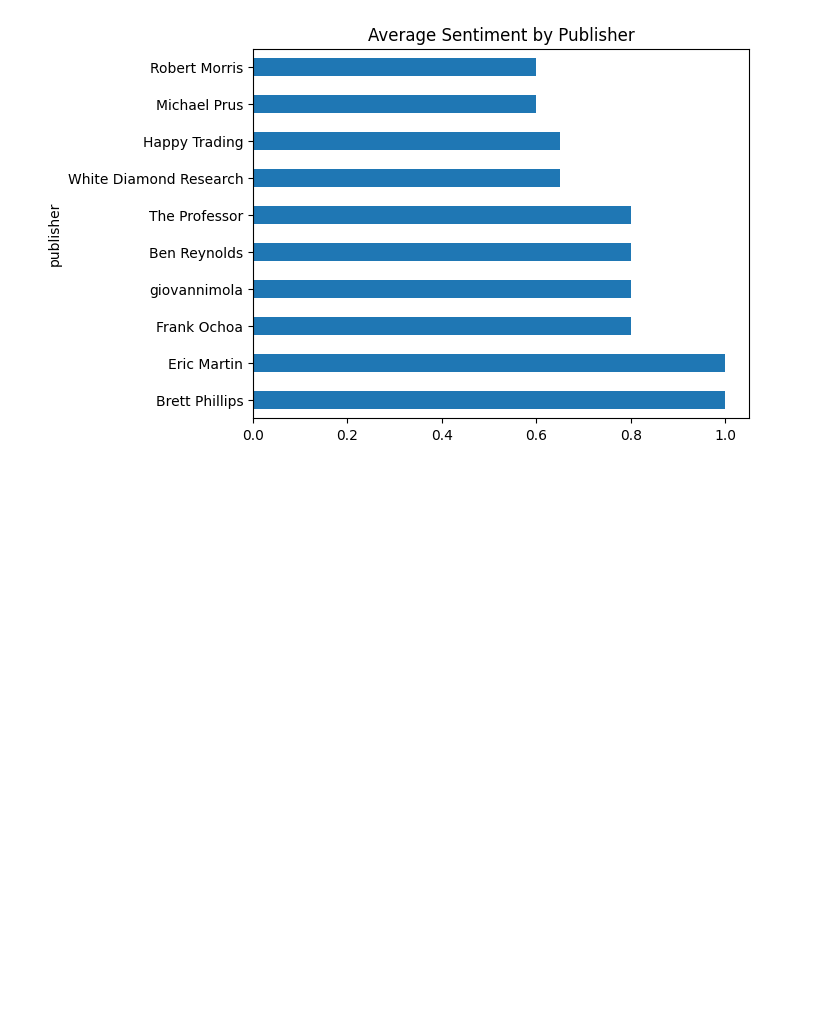
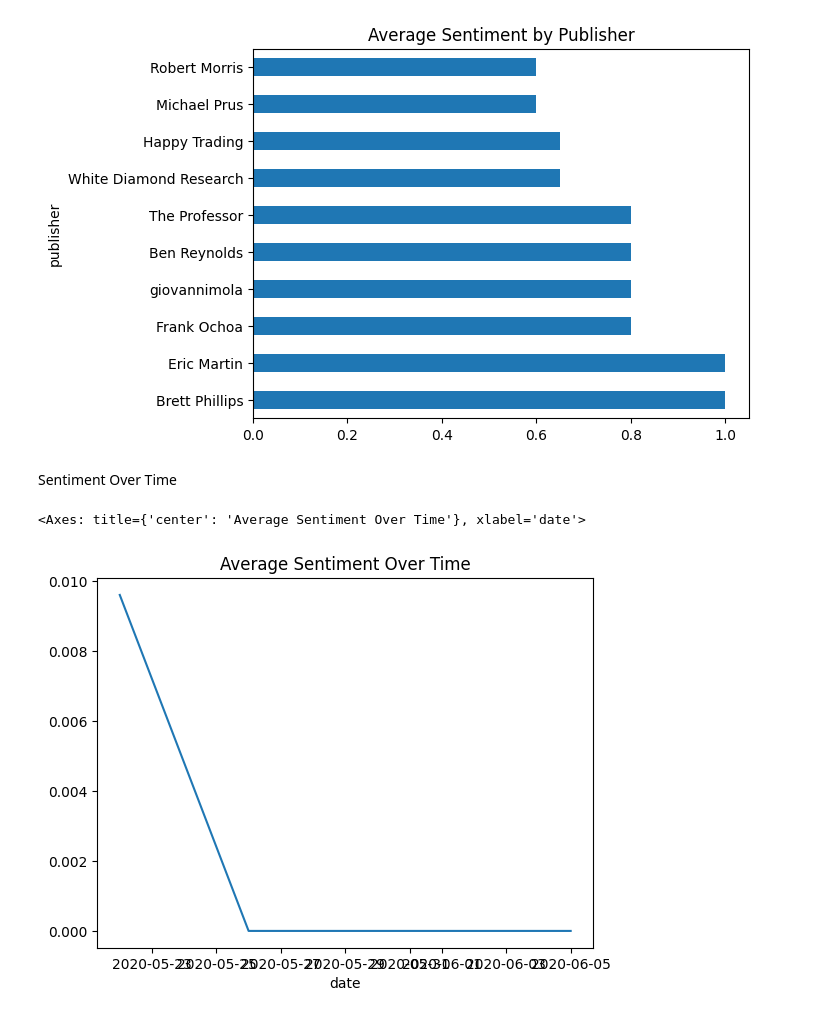
Before and after one commit to Etheal9/financial-news-stock-analysis, a Jupyter notebook: notebooks/task_1_eda.ipynb, the cells around one changed output. Drawn from its saved outputs; the diff is of its cells as text; code cells hidden in the pictures; blank space fills up the shorter version.

```diff
--- a/notebooks/task_1_eda.ipynb
+++ b/notebooks/task_1_eda.ipynb
@@ -131,3 +131,10 @@ df.groupby('publisher')['sentiment'].mean().sort_values(ascending=False).head(10
 # %% [output]
 <Axes: title={'center': 'Average Sentiment by Publisher'}, ylabel='publisher'>
 [figure]
+# %% [markdown]
+Sentiment Over Time
+# %%
+df.groupby(df['date'].dt.date)['sentiment'].mean().plot(title='Average Sentiment Over Time')
+# %% [output]
+<Axes: title={'center': 'Average Sentiment Over Time'}, xlabel='date'>
+[figure, added]
```
Also changed, not shown: parts of 3 cells of this notebook.
